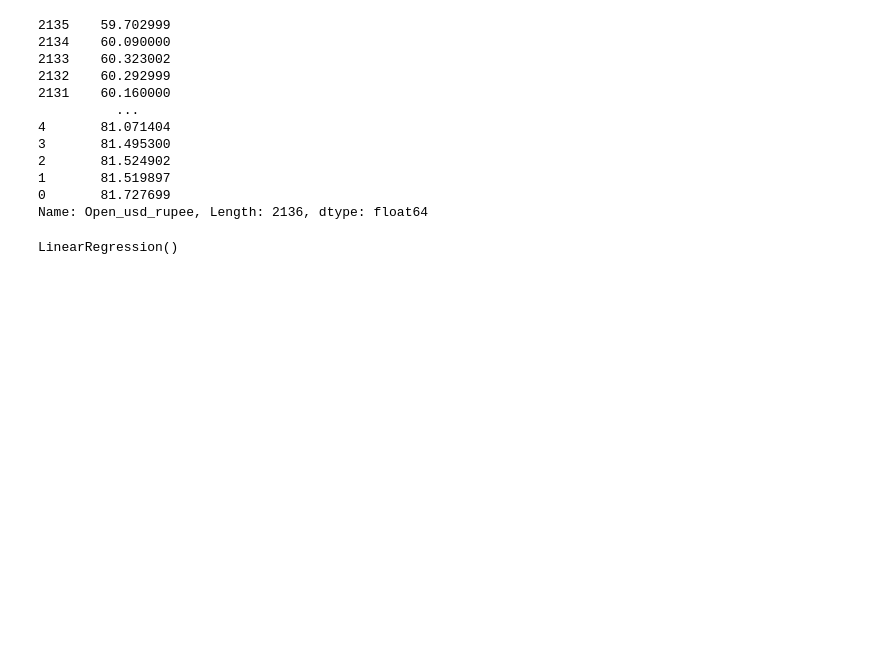
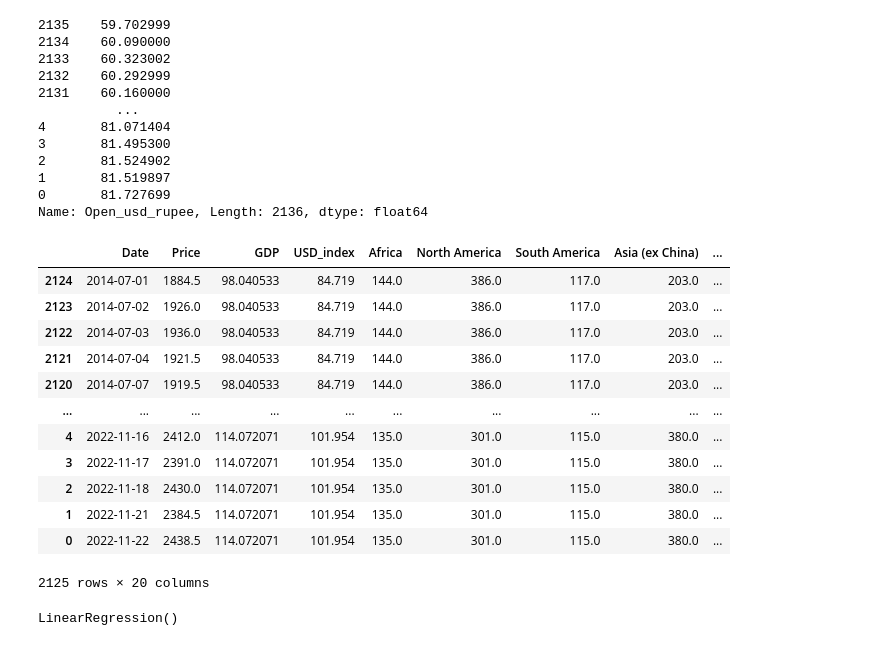
Before and after one commit to alexwese/tkseminar, a Jupyter notebook: DataAnalysis/mlp.ipynb, the cells around one changed output. Saved outputs shown, nothing was run; the diff lists cells and outputs as text; code cells hidden in the pictures; blank space fills up the shorter version.

```diff
--- a/DataAnalysis/mlp.ipynb
+++ b/DataAnalysis/mlp.ipynb
@@ -72,4 +72,20 @@ from mlxtend.preprocessing import minmax_scaling
 test = minmax_scaling(test_df[["Price", "Energy_index", "USD_index", "Production_total"]], columns=["Price", "Energy_index", "USD_index", "Production_total"])
 x = test[["Energy_index", "USD_index", "Production_total"]]
 y = test["Price"]
+# %%
+test_df
+# %% [output]
+|  | Date | Price | GDP | USD_index | Africa | North America | South America | Asia (ex China) | ... |
+| 2124 | 2014-07-01 | 1884.5 | 98.040533 | 84.719 | 144.0 | 386.0 | 117.0 | 203.0 | ... |
+| 2123 | 2014-07-02 | 1926.0 | 98.040533 | 84.719 | 144.0 | 386.0 | 117.0 | 203.0 | ... |
+| 2122 | 2014-07-03 | 1936.0 | 98.040533 | 84.719 | 144.0 | 386.0 | 117.0 | 203.0 | ... |
+| 2121 | 2014-07-04 | 1921.5 | 98.040533 | 84.719 | 144.0 | 386.0 | 117.0 | 203.0 | ... |
+| 2120 | 2014-07-07 | 1919.5 | 98.040533 | 84.719 | 144.0 | 386.0 | 117.0 | 203.0 | ... |
+| ... | ... | ... | ... | ... | ... | ... | ... | ... | ... |
+| 4 | 2022-11-16 | 2412.0 | 114.072071 | 101.954 | 135.0 | 301.0 | 115.0 | 380.0 | ... |
+| 3 | 2022-11-17 | 2391.0 | 114.072071 | 101.954 | 135.0 | 301.0 | 115.0 | 380.0 | ... |
+| 2 | 2022-11-18 | 2430.0 | 114.072071 | 101.954 | 135.0 | 301.0 | 115.0 | 380.0 | ... |
+| 1 | 2022-11-21 | 2384.5 | 114.072071 | 101.954 | 135.0 | 301.0 | 115.0 | 380.0 | ... |
+| 0 | 2022-11-22 | 2438.5 | 114.072071 | 101.954 | 135.0 | 301.0 | 115.0 | 380.0 | ... |
+2125 rows × 20 columns
 # %%
```
Also changed, not shown: parts of 8 cells of this notebook.
